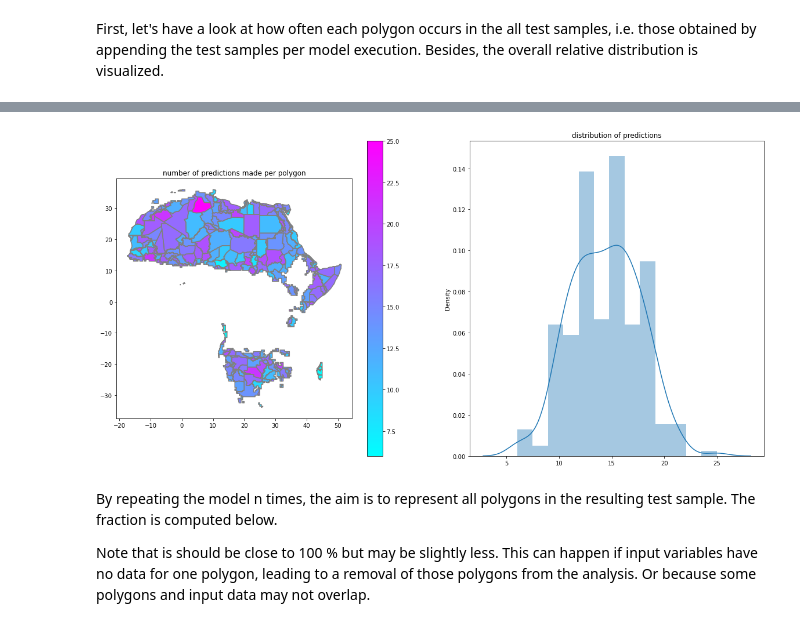
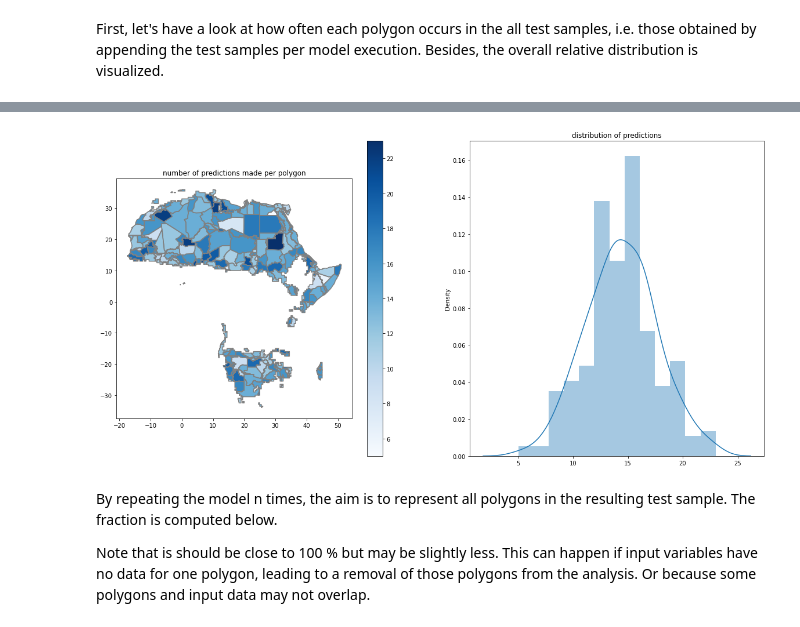
Before and after one commit to JannisHoch/copro, a Jupyter notebook: example/nb03_model_execution_and_evaluation.ipynb, the cells around one changed output, grey strips where cells are left out. Saved outputs shown, nothing was run; the diff lists cells and outputs as text; code cells hidden in the pictures.

```diff
--- a/example/nb03_model_execution_and_evaluation.ipynb
+++ b/example/nb03_model_execution_and_evaluation.ipynb
@@ -61,12 +63,12 @@ config.get('pre_calc', 'XY')
 # %% [markdown]
 Now that this is taken care of, we also need to load in the data from the very first notebook.
 # %%
-conflict_gdf = gpd.read_file(os.path.join(out_dir, 'selected_conflicts.shp'))
-selected_polygons_gdf = gpd.read_file(os.path.join(out_dir, 'selected_polygons.shp'))
+conflict_gdf = gpd.read_file('conflicts.shp')
+selected_polygons_gdf = gpd.read_file('polygons.shp')
 # %% [markdown]
 Again, for the conversion from numpy array to dataframe this requires a few more steps.
 # %%
-global_arr = np.load(os.path.join(out_dir, 'global_df.npy'), allow_pickle=True)
+global_arr = np.load('global_df.npy', allow_pickle=True)
 global_df = pd.DataFrame(data=global_arr, columns=['geometry', 'ID'])
 global_df.set_index(global_df.ID, inplace=True)
 global_df.drop(['ID'] , axis=1, inplace=True)
@@ -110,8 +124,7 @@ fig, (ax1) = plt.subplots(1, 1, figsize=(20,10))
 #- go through all n model executions
 for n in range(config.getint('settings', 'n_runs')):
 
-    if config.getboolean('general', 'verbose'):
-        print('INFO: run {} of {}'.format(n+1, config.getint('settings', 'n_runs')))
+    print('INFO: run {} of {}'.format(n+1, config.getint('settings', 'n_runs')))
 
     #- run machine learning model and return outputs
     X_df, y_df, eval_dict = pipeline.run_reference(X, Y, config, scaler, clf, out_dir)
@@ -218,12 +214,12 @@ First, let's have a look at how often each polygon occurs in the all test sample
 # %%
 fig, (ax1, ax2) = plt.subplots(1, 2, figsize=(20, 10))
-gdf_hit.plot(ax=ax1, column='ID_count', legend=True, cmap='cool')
+gdf_hit.plot(ax=ax1, column='nr_predictions', legend=True, cmap='Blues')
 selected_polygons_gdf.boundary.plot(ax=ax1, color='0.5')
 ax1.set_title('number of predictions made per polygon')
-sbs.distplot(df_hit.ID_count.values, ax=ax2)
+sbs.distplot(df_hit.nr_predictions.values, ax=ax2)
 ax2.set_title('distribution of predictions');
 # %% [output]
-[figure, old version]
+[figure, new version]
 # %% [markdown]
 By repeating the model n times, the aim is to represent all polygons in the resulting test sample. The fraction is computed below.
 
```
Also changed, not shown: parts of 26 cells of this notebook, 4 other files.
